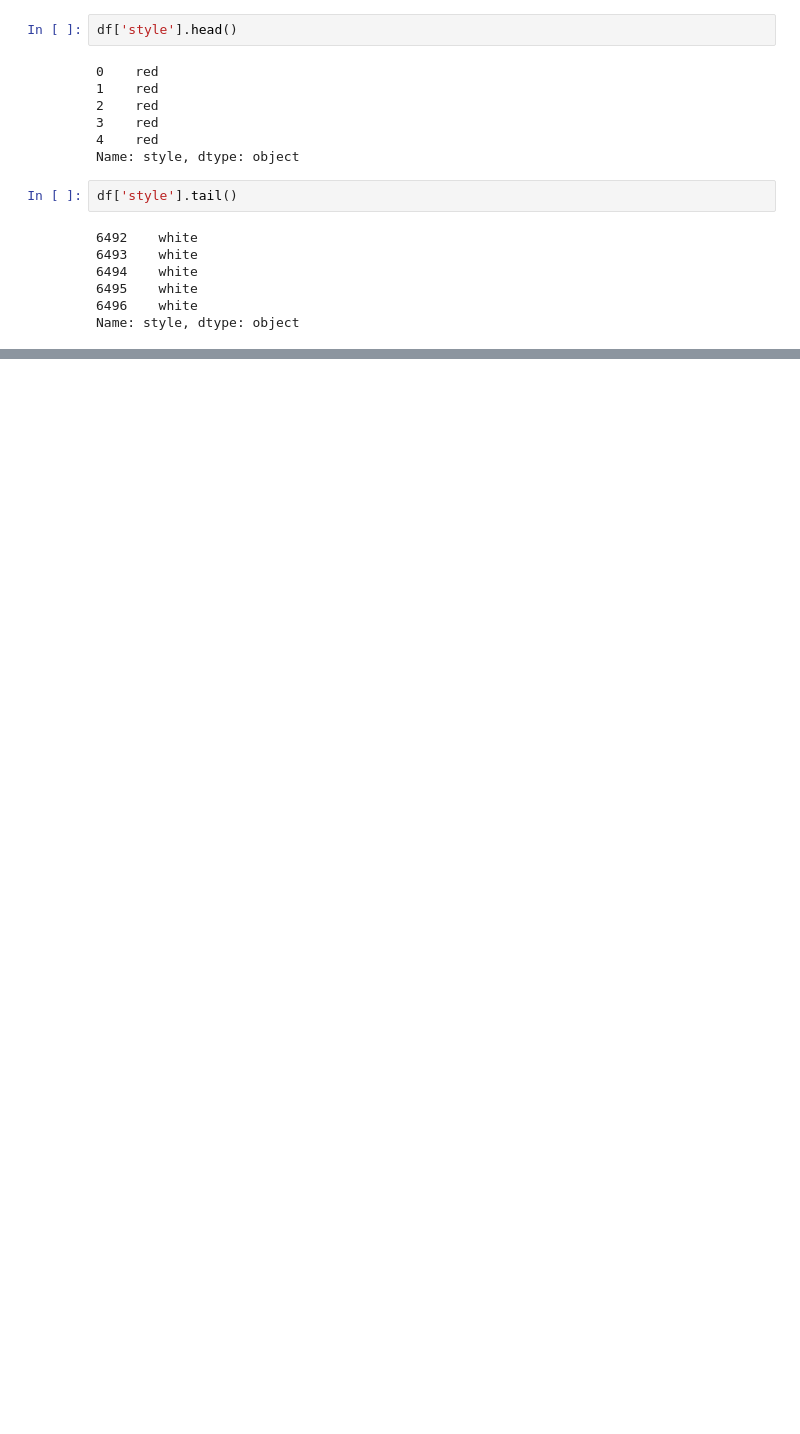
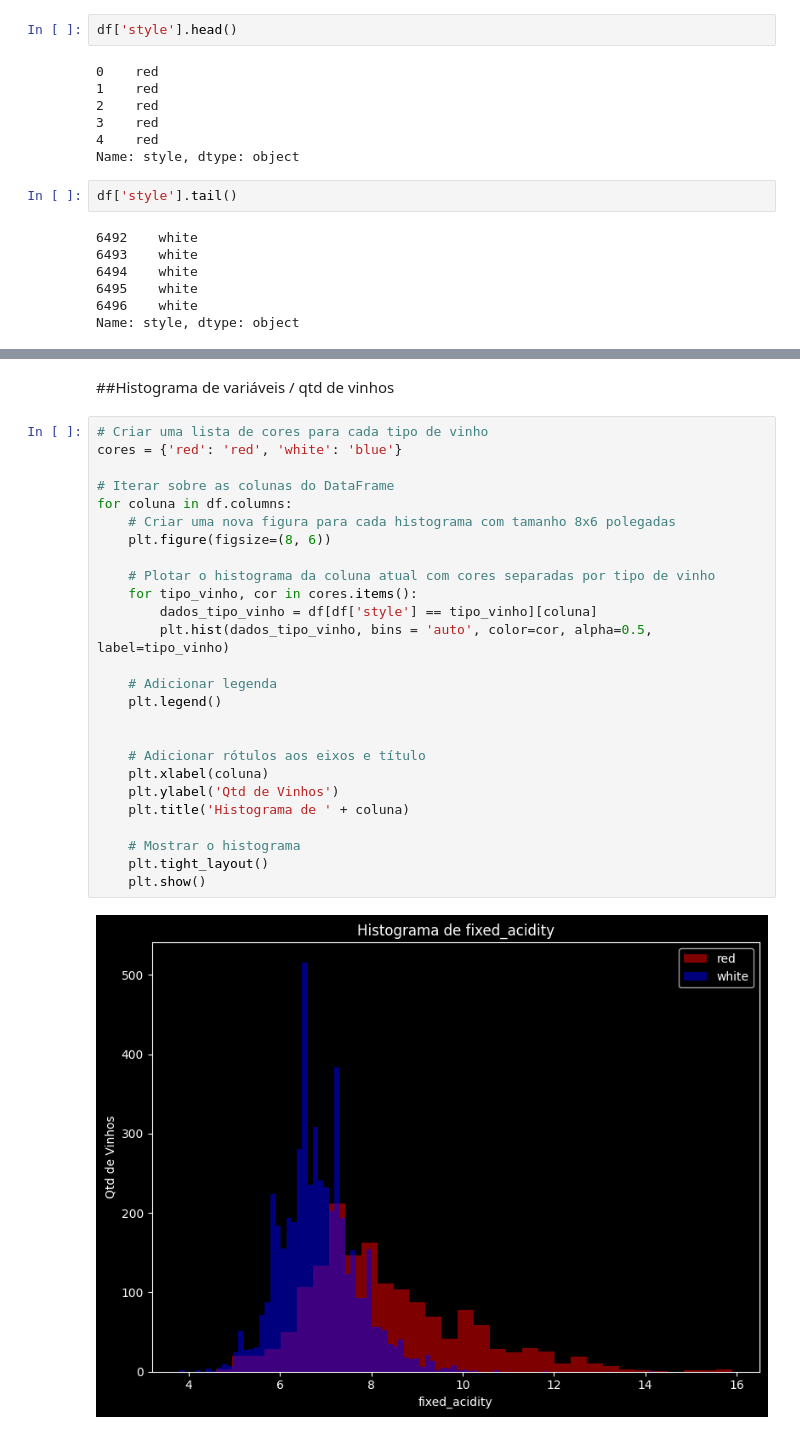
Before and after one commit to julioloch/pratica-data-cience-desco, a Jupyter notebook: Aula_6_PeR_Julio_Loch_Pratica_integradora_de_ciência_de_dados.ipynb, the cells around one changed output, grey strips where cells are left out. Drawn from its saved outputs; the diff is of its cells as text; blank space fills up the shorter version.

```diff
--- a/Aula_6_PeR_Julio_Loch_Pratica_integradora_de_ciência_de_dados.ipynb
+++ b/Aula_6_PeR_Julio_Loch_Pratica_integradora_de_ciência_de_dados.ipynb
@@ -138,0 +157,30 @@ Name: style, dtype: object
+# %% [markdown]
+##Histograma de variáveis / qtd de vinhos
+# %%
+# Criar uma lista de cores para cada tipo de vinho
+cores = {'red': 'red', 'white': 'blue'}
+
+# Iterar sobre as colunas do DataFrame
+for coluna in df.columns:
+    # Criar uma nova figura para cada histograma com tamanho 8x6 polegadas
+    plt.figure(figsize=(8, 6))
+
+    # Plotar o histograma da coluna atual com cores separadas por tipo de vinho
+    for tipo_vinho, cor in cores.items():
+        dados_tipo_vinho = df[df['style'] == tipo_vinho][coluna]
+        plt.hist(dados_tipo_vinho, bins = 'auto', color=cor, alpha=0.5, label=tipo_vinho)
+
+    # Adicionar legenda
+    plt.legend()
+
+
+    # Adicionar rótulos aos eixos e título
+    plt.xlabel(coluna)
+    plt.ylabel('Qtd de Vinhos')
+    plt.title('Histograma de ' + coluna)
+
+    # Mostrar o histograma
+    plt.tight_layout()
+    plt.show()
+# %% [output]
+[figure, added]
```
Also changed, not shown: parts of 21 cells of this notebook.
